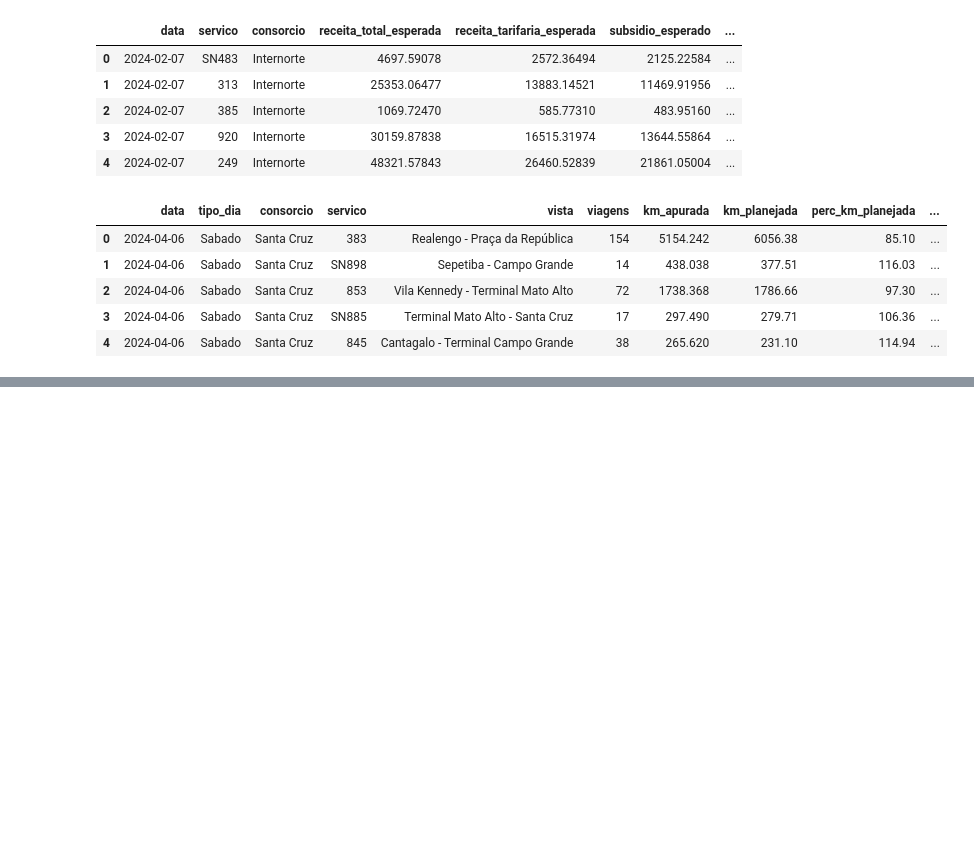
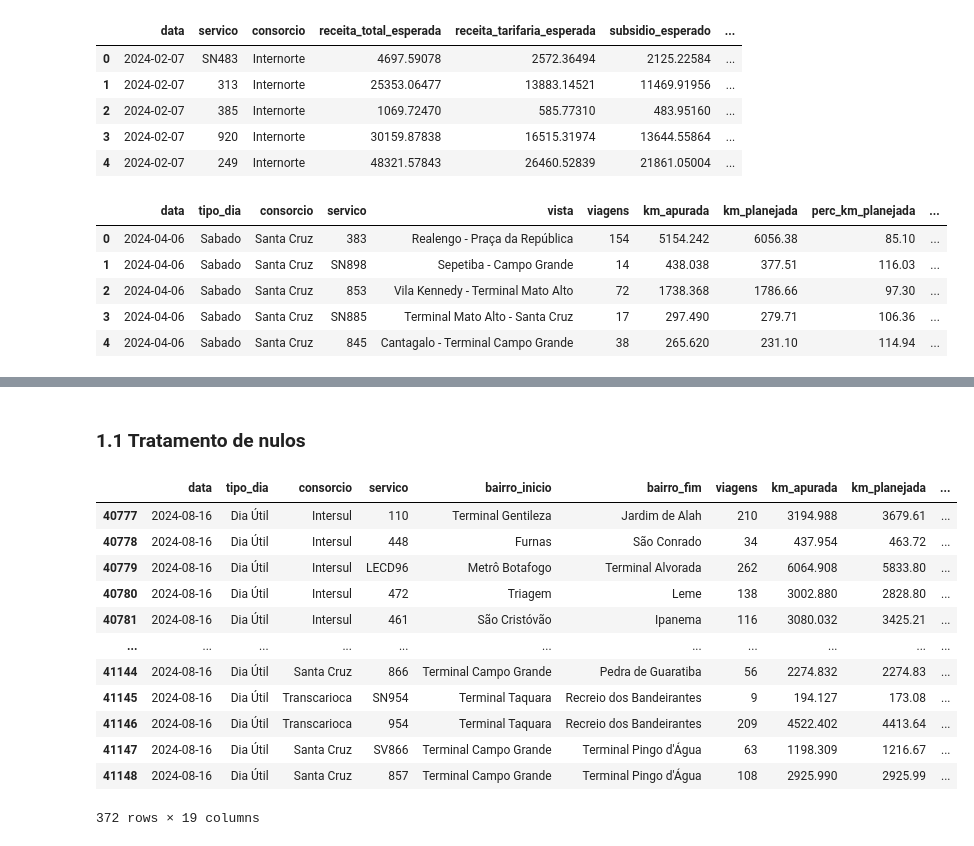
Before and after one commit to AntonioNazar/PS-2026.1, a Jupyter notebook: analise_faturamento_km.ipynb, the cells around one changed output, grey strips where cells are left out. Saved outputs shown, nothing was run; the diff lists cells and outputs as text; code cells hidden in the pictures; blank space fills up the shorter version.

```diff
--- a/analise_faturamento_km.ipynb
+++ b/analise_faturamento_km.ipynb
@@ -93,0 +116,18 @@ memory usage: 1.0 MB
+# %% [markdown]
+### 1.1 Tratamento de nulos
+# %%
+df_final[df_final.isnull().any(axis=1)]
+# %% [output]
+|  | data | tipo_dia | consorcio | servico | bairro_inicio | bairro_fim | viagens | km_apurada | km_planejada | ... |
+| 40777 | 2024-08-16 | Dia Útil | Intersul | 110 | Terminal Gentileza | Jardim de Alah | 210 | 3194.988 | 3679.61 | ... |
+| 40778 | 2024-08-16 | Dia Útil | Intersul | 448 | Furnas | São Conrado | 34 | 437.954 | 463.72 | ... |
+| 40779 | 2024-08-16 | Dia Útil | Intersul | LECD96 | Metrô Botafogo | Terminal Alvorada | 262 | 6064.908 | 5833.80 | ... |
+| 40780 | 2024-08-16 | Dia Útil | Intersul | 472 | Triagem | Leme | 138 | 3002.880 | 2828.80 | ... |
+| 40781 | 2024-08-16 | Dia Útil | Intersul | 461 | São Cristóvão | Ipanema | 116 | 3080.032 | 3425.21 | ... |
+| ... | ... | ... | ... | ... | ... | ... | ... | ... | ... | ... |
+| 41144 | 2024-08-16 | Dia Útil | Santa Cruz | 866 | Terminal Campo Grande | Pedra de Guaratiba | 56 | 2274.832 | 2274.83 | ... |
+| 41145 | 2024-08-16 | Dia Útil | Transcarioca | SN954 | Terminal Taquara | Recreio dos Bandeirantes | 9 | 194.127 | 173.08 | ... |
+| 41146 | 2024-08-16 | Dia Útil | Transcarioca | 954 | Terminal Taquara | Recreio dos Bandeirantes | 209 | 4522.402 | 4413.64 | ... |
+| 41147 | 2024-08-16 | Dia Útil | Santa Cruz | SV866 | Terminal Campo Grande | Terminal Pingo d'Água | 63 | 1198.309 | 1216.67 | ... |
+| 41148 | 2024-08-16 | Dia Útil | Santa Cruz | 857 | Terminal Campo Grande | Terminal Pingo d'Água | 108 | 2925.990 | 2925.99 | ... |
+372 rows × 19 columns
```
Also changed, not shown: parts of 17 cells of this notebook.
